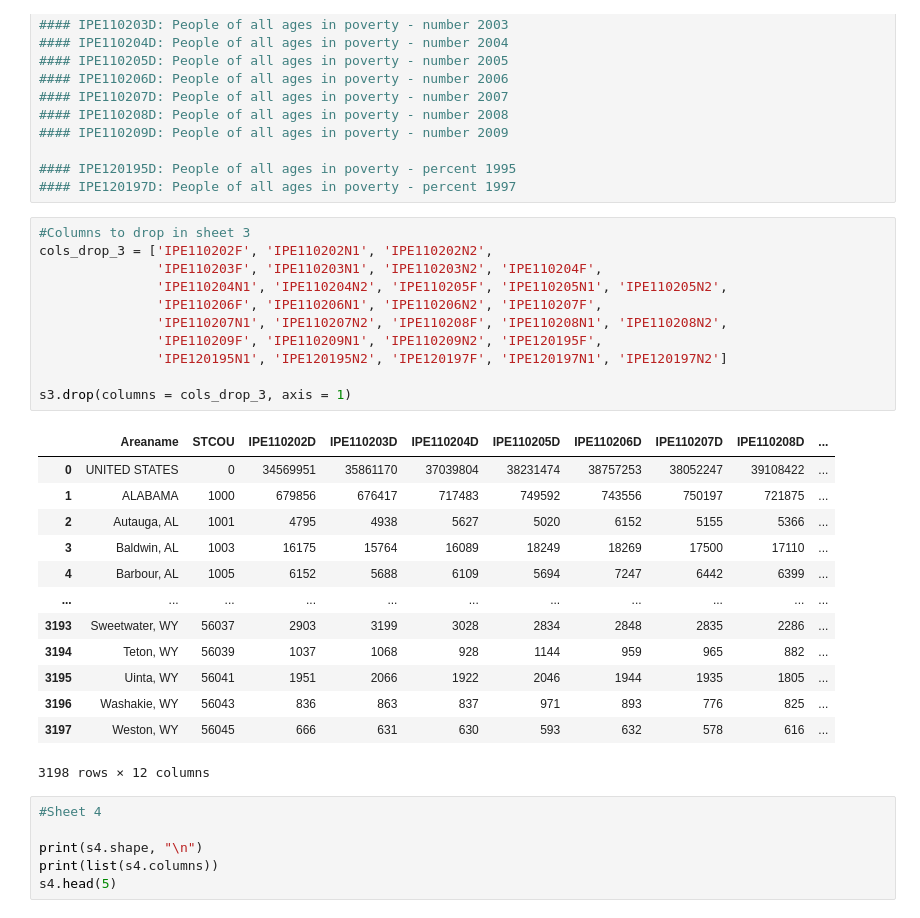
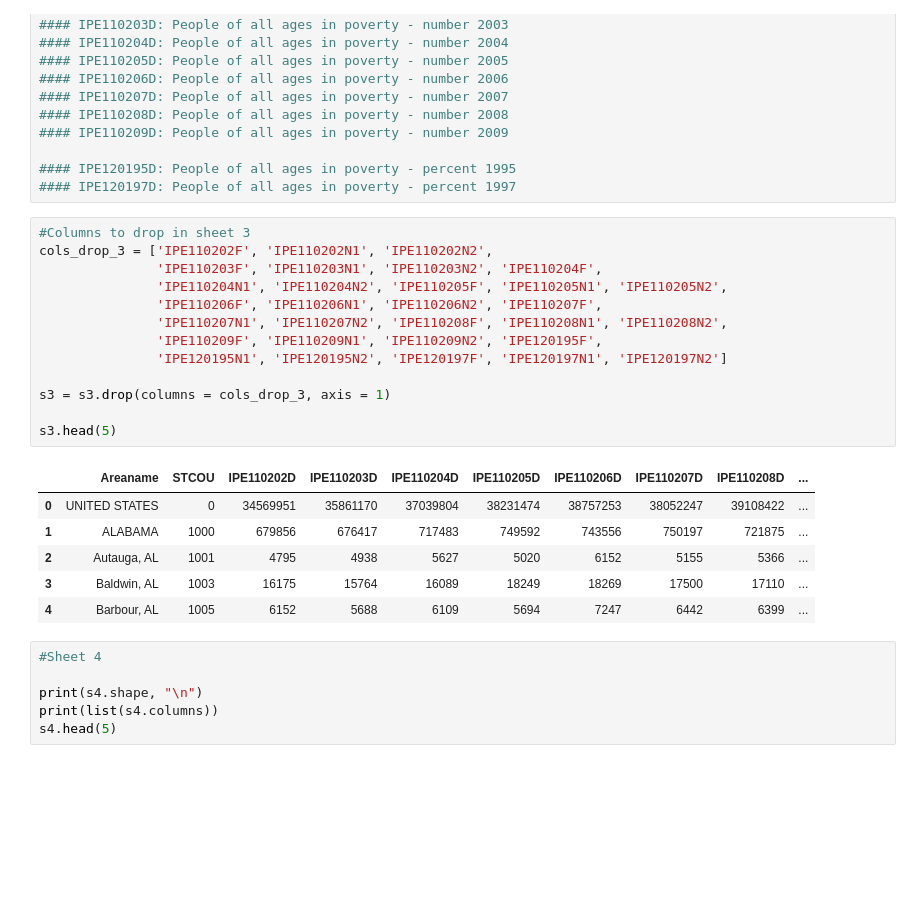
Before and after one commit to ncsa/CPRHD_WNV_GI, a Jupyter notebook: WNV-SocioEconomicFeatures-Vinu.ipynb, the cells around one changed output. Drawn from its saved outputs; the diff is of its cells as text; blank space fills up the shorter version.

```diff
--- a/WNV-SocioEconomicFeatures-Vinu.ipynb
+++ b/WNV-SocioEconomicFeatures-Vinu.ipynb
@@ -158,28 +145,23 @@ s3.head(5)
 # %%
 #Columns to drop in sheet 3
 cols_drop_3 = ['IPE110202F', 'IPE110202N1', 'IPE110202N2',
                'IPE110203F', 'IPE110203N1', 'IPE110203N2', 'IPE110204F',
                'IPE110204N1', 'IPE110204N2', 'IPE110205F', 'IPE110205N1', 'IPE110205N2',
                'IPE110206F', 'IPE110206N1', 'IPE110206N2', 'IPE110207F',
                'IPE110207N1', 'IPE110207N2', 'IPE110208F', 'IPE110208N1', 'IPE110208N2',
                'IPE110209F', 'IPE110209N1', 'IPE110209N2', 'IPE120195F',
                'IPE120195N1', 'IPE120195N2', 'IPE120197F', 'IPE120197N1', 'IPE120197N2']
 
-s3.drop(columns = cols_drop_3, axis = 1)
+s3 = s3.drop(columns = cols_drop_3, axis = 1)
+
+s3.head(5)
 # %% [output]
 |  | Areaname | STCOU | IPE110202D | IPE110203D | IPE110204D | IPE110205D | IPE110206D | IPE110207D | IPE110208D | ... |
 | 0 | UNITED STATES | 0 | 34569951 | 35861170 | 37039804 | 38231474 | 38757253 | 38052247 | 39108422 | ... |
 | 1 | ALABAMA | 1000 | 679856 | 676417 | 717483 | 749592 | 743556 | 750197 | 721875 | ... |
 | 2 | Autauga, AL | 1001 | 4795 | 4938 | 5627 | 5020 | 6152 | 5155 | 5366 | ... |
 | 3 | Baldwin, AL | 1003 | 16175 | 15764 | 16089 | 18249 | 18269 | 17500 | 17110 | ... |
 | 4 | Barbour, AL | 1005 | 6152 | 5688 | 6109 | 5694 | 7247 | 6442 | 6399 | ... |
-| ... | ... | ... | ... | ... | ... | ... | ... | ... | ... | ... |
-| 3193 | Sweetwater, WY | 56037 | 2903 | 3199 | 3028 | 2834 | 2848 | 2835 | 2286 | ... |
-| 3194 | Teton, WY | 56039 | 1037 | 1068 | 928 | 1144 | 959 | 965 | 882 | ... |
-| 3195 | Uinta, WY | 56041 | 1951 | 2066 | 1922 | 2046 | 1944 | 1935 | 1805 | ... |
-| 3196 | Washakie, WY | 56043 | 836 | 863 | 837 | 971 | 893 | 776 | 825 | ... |
-| 3197 | Weston, WY | 56045 | 666 | 631 | 630 | 593 | 632 | 578 | 616 | ... |
-3198 rows × 12 columns
 # %%
 #Sheet 4
 
```
Also changed, not shown: parts of 20 cells of this notebook.
